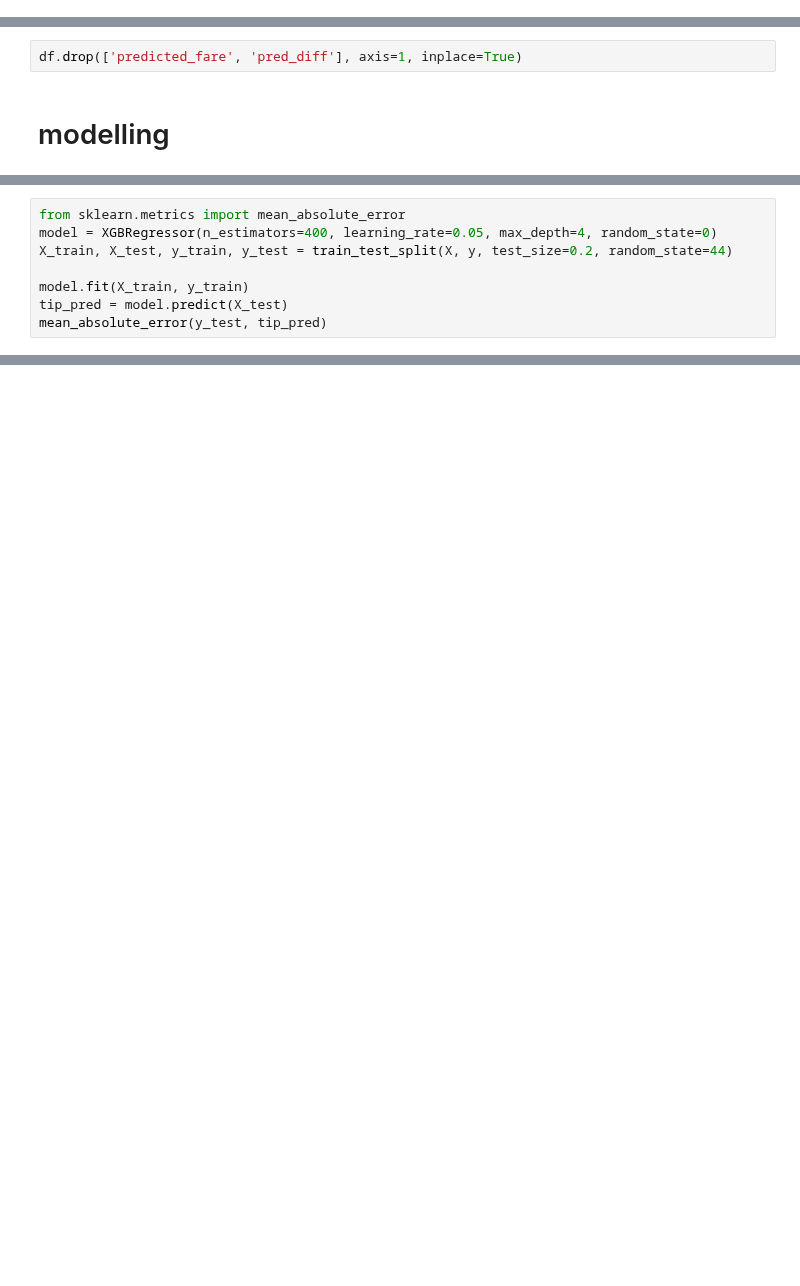
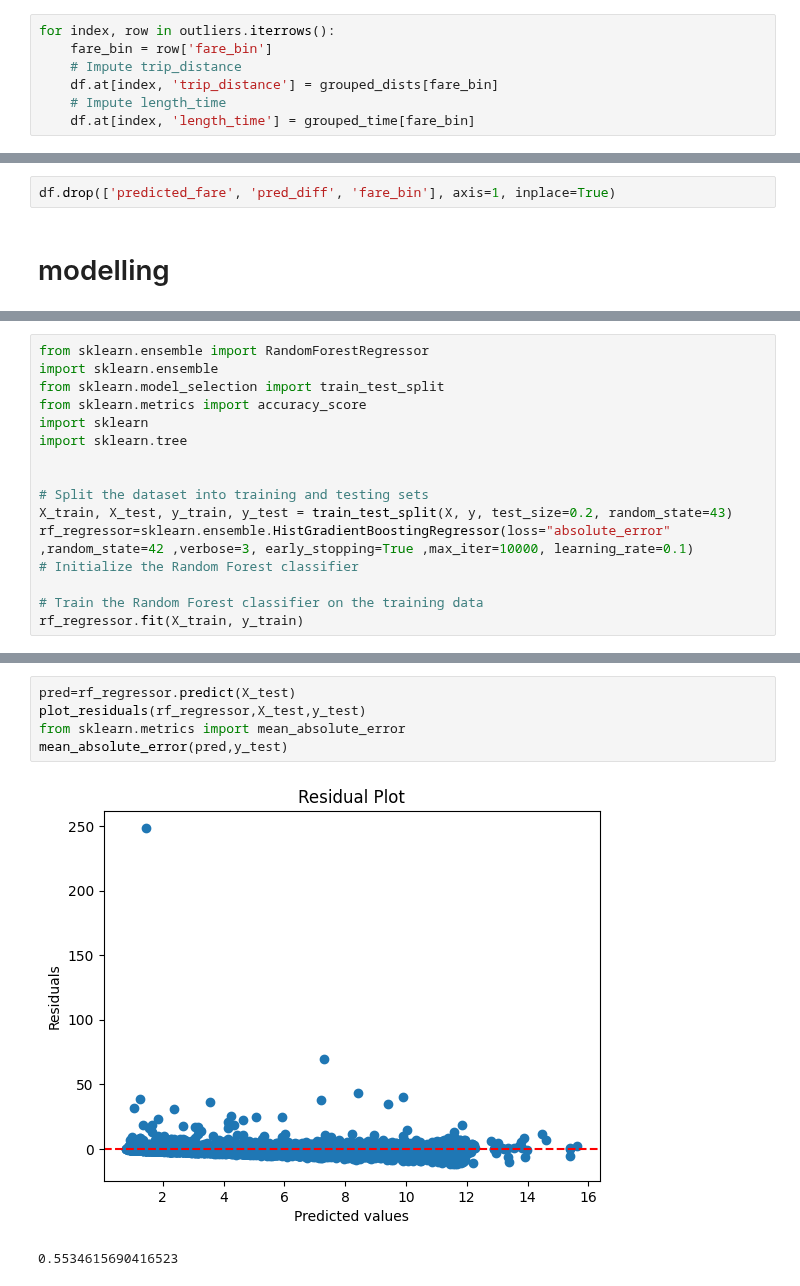
Before and after one commit to MichalKrzyzanski2002/Foundations-Data-Science-Project, a Jupyter notebook: prediction_kuba.ipynb, the cells around one changed output, grey strips where cells are left out. Cells and saved outputs as stored; diff of their text form; blank space fills up the shorter version.

```diff
--- a/prediction_kuba.ipynb
+++ b/prediction_kuba.ipynb
@@ -265,0 +284,7 @@ df
+# %%
+for index, row in outliers.iterrows():
+    fare_bin = row['fare_bin']
+    # Impute trip_distance
+    df.at[index, 'trip_distance'] = grouped_dists[fare_bin]
+    # Impute length_time
+    df.at[index, 'length_time'] = grouped_time[fare_bin]
@@ -266,4 +312,4 @@ df
 # %%
-df.drop(['predicted_fare', 'pred_diff'], axis=1, inplace=True)
+df.drop(['predicted_fare', 'pred_diff', 'fare_bin'], axis=1, inplace=True)
 # %% [markdown]
 # modelling
@@ -353,8 +319,0 @@ Fitting 5 folds for each of 2 candidates, totalling 10 fits
-# %%
-from sklearn.metrics import mean_absolute_error
-model = XGBRegressor(n_estimators=400, learning_rate=0.05, max_depth=4, random_state=0)
-X_train, X_test, y_train, y_test = train_test_split(X, y, test_size=0.2, random_state=44)
-
-model.fit(X_train, y_train)
-tip_pred = model.predict(X_test)
-mean_absolute_error(y_test, tip_pred)
@@ -497,0 +357,16 @@ to do:
+# %%
+from sklearn.ensemble import RandomForestRegressor
+import sklearn.ensemble
+from sklearn.model_selection import train_test_split
+from sklearn.metrics import accuracy_score
+import sklearn
+import sklearn.tree
+
+
+# Split the dataset into training and testing sets
+X_train, X_test, y_train, y_test = train_test_split(X, y, test_size=0.2, random_state=43)
+rf_regressor=sklearn.ensemble.HistGradientBoostingRegressor(loss="absolute_error" ,random_state=42 ,verbose=3, early_stopping=True ,max_iter=10000, learning_rate=0.1)
+# Initialize the Random Forest classifier
+
+# Train the Random Forest classifier on the training data
+rf_regressor.fit(X_train, y_train)
@@ -497,0 +393,8 @@ to do:
+# %%
+pred=rf_regressor.predict(X_test)
+plot_residuals(rf_regressor,X_test,y_test)
+from sklearn.metrics import mean_absolute_error
+mean_absolute_error(pred,y_test)
+# %% [output]
+[figure, added]
+0.5534615690416523
```
Also changed, not shown: parts of 87 cells of this notebook, 7 other files.
